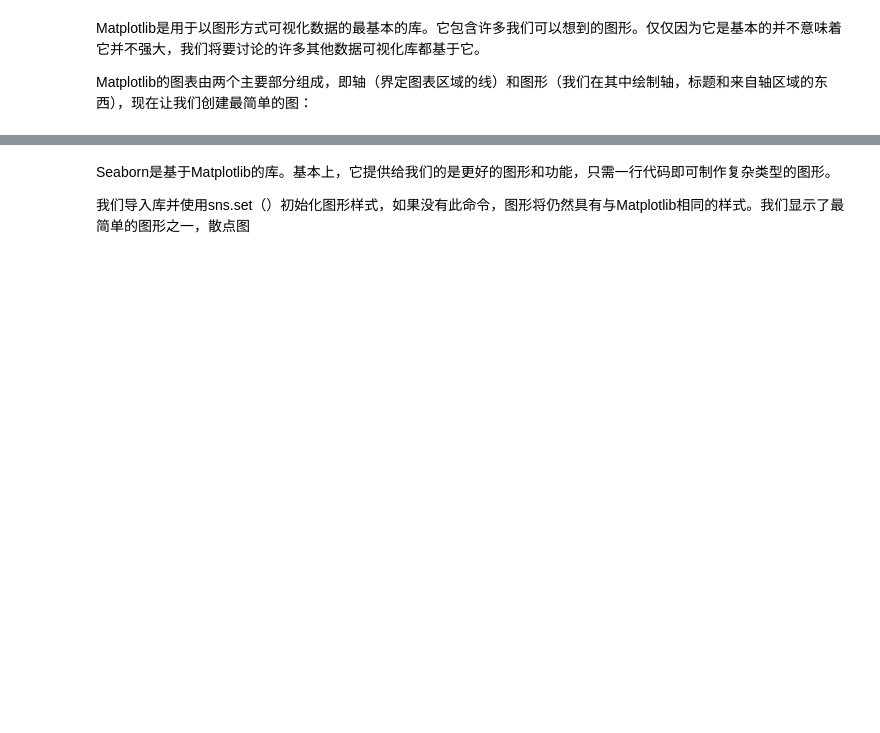
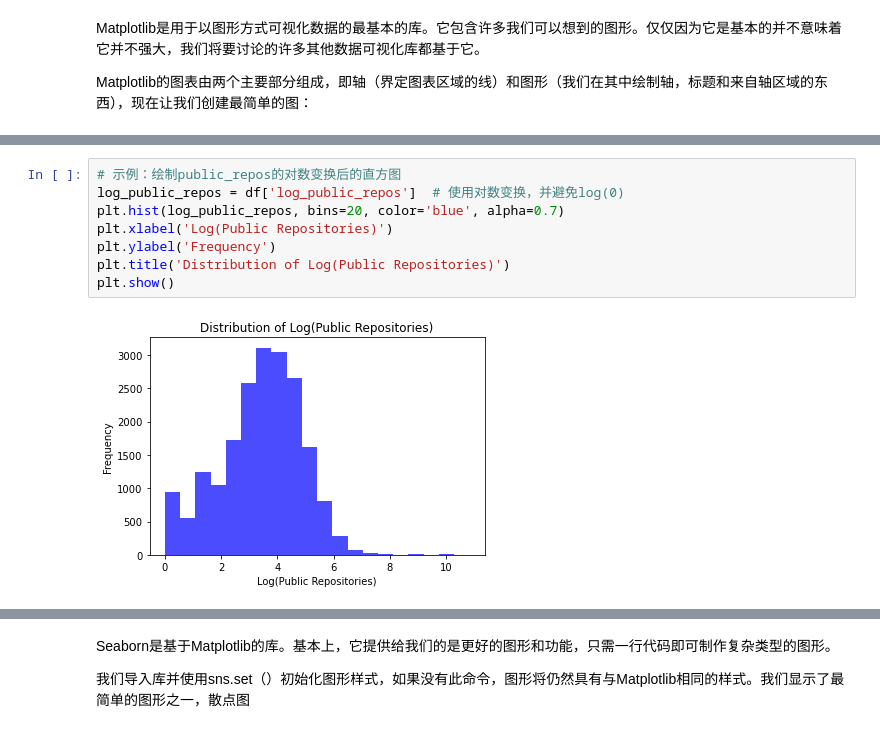
Before and after one commit to X-lab2017/OpenTEA101, a Jupyter notebook: bot_detection/03data_exploration.ipynb, the cells around one changed output, grey strips where cells are left out. Drawn from its saved outputs; the diff is of its cells as text; blank space fills up the shorter version.

```diff
--- a/bot_detection/03data_exploration.ipynb
+++ b/bot_detection/03data_exploration.ipynb
@@ -205,0 +215,10 @@ plt.hist(df ['deep learning'],bins = 15)
+# %%
+# 示例：绘制public_repos的对数变换后的直方图
+log_public_repos = df['log_public_repos']  # 使用对数变换，并避免log(0)
+plt.hist(log_public_repos, bins=20, color='blue', alpha=0.7)
+plt.xlabel('Log(Public Repositories)')
+plt.ylabel('Frequency')
+plt.title('Distribution of Log(Public Repositories)')
+plt.show()
+# %% [output]
+[figure, added]
```
Also changed, not shown: parts of 70 cells of this notebook, 2 other files.
